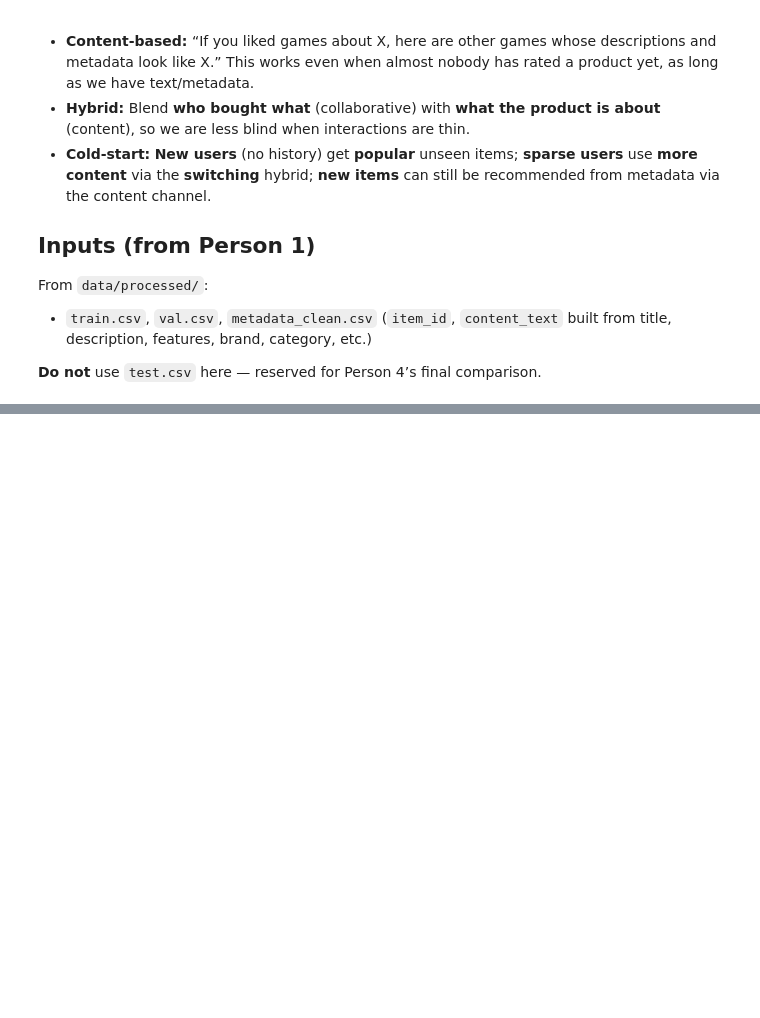
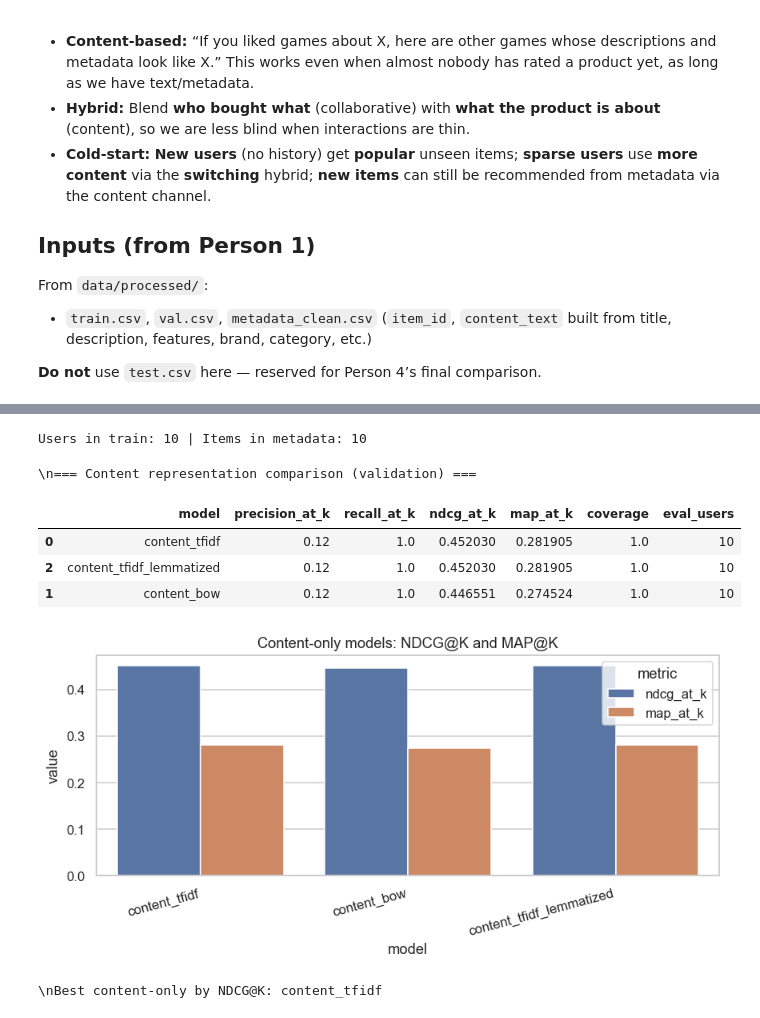
Before and after one commit to sofiasanjose/recsys-amazon-videogames, a Jupyter notebook: notebooks/03_content_based_and_hybrid.ipynb, the cells around one changed output, grey strips where cells are left out. Saved outputs shown, nothing was run; the diff lists cells and outputs as text; code cells hidden in the pictures; blank space fills up the shorter version.

```diff
--- a/notebooks/03_content_based_and_hybrid.ipynb
+++ b/notebooks/03_content_based_and_hybrid.ipynb
@@ -550,0 +495,70 @@ print("Saved:", OUTPUT_DIR / "person3_model_results.csv")
+# %%
+data = load_data_nb(PROC_DIR)
+
+# Titles for readable recommendations (from raw metadata before cleaning in bundle)
+_meta_raw = pd.read_csv(PROC_DIR / "metadata_clean.csv")
+item_titles = {}
+if "title" in _meta_raw.columns:
+    item_titles = _meta_raw.set_index(_meta_raw["item_id"].astype(str))["title"].to_dict()
+else:
+    item_titles = {str(r["item_id"]): str(r.get("item_id", "")) for _, r in _meta_raw.iterrows()}
+
+def title_of(iid: str) -> str:
+    return str(item_titles.get(str(iid), iid))
+
+print("Users in train:", data.train["user_id"].nunique(), "| Items in metadata:", len(item_titles))
+# %% [output]
+Users in train: 10 | Items in metadata: 10
+# %%
+# --- 1) Content-only: TF-IDF vs BoW vs lemmatized TF-IDF ---
+content_rows = []
+
+def eval_content(name: str, r: ContentHybridRecommenderNB) -> None:
+    row = r.evaluate(
+        model_name=name,
+        recommend_fn=lambda u, k, rr=r: rr.recommend_content(user_id=u, k=k),
+        k=K,
+    )
+    content_rows.append(row)
+
+r_tfidf = ContentHybridRecommenderNB(data=data)
+r_tfidf.fit_content(max_features=MAX_FEATURES, ngram_range=NGRAM_RANGE, vectorizer="tfidf", use_lemmatization=False)
+eval_content("content_tfidf", r_tfidf)
+
+r_bow = ContentHybridRecommenderNB(data=data)
+r_bow.fit_content(max_features=MAX_FEATURES, ngram_range=NGRAM_RANGE, vectorizer="bow", use_lemmatization=False)
+eval_content("content_bow", r_bow)
+
+r_lem = ContentHybridRecommenderNB(data=data)
+r_lem.fit_content(max_features=MAX_FEATURES, ngram_range=NGRAM_RANGE, vectorizer="tfidf", use_lemmatization=True)
+eval_content("content_tfidf_lemmatized", r_lem)
+
+df_content = pd.DataFrame(content_rows)
+print("\\n=== Content representation comparison (validation) ===")
+display(df_content.sort_values("ndcg_at_k", ascending=False))
+
+fig, ax = plt.subplots(figsize=(8, 4))
+plot_df = df_content.melt(
+    id_vars=["model"],
+    value_vars=["ndcg_at_k", "map_at_k"],
+    var_name="metric",
+    value_name="value",
+)
+sns.barplot(data=plot_df, x="model", y="value", hue="metric", ax=ax)
+ax.set_title("Content-only models: NDCG@K and MAP@K")
+plt.xticks(rotation=15, ha="right")
+plt.tight_layout()
+FIG_DIR.mkdir(parents=True, exist_ok=True)
+fig.savefig(FIG_DIR / "fig_content_tfidf_vs_bow_vs_lemma.png", bbox_inches="tight")
+plt.show()
+
+best_content = df_content.loc[df_content["ndcg_at_k"].idxmax(), "model"]
+print(f"\\nBest content-only by NDCG@K: {best_content}")
+# %% [output]
+\n=== Content representation comparison (validation) ===
+|  | model | precision_at_k | recall_at_k | ndcg_at_k | map_at_k | coverage | eval_users |
+| 0 | content_tfidf | 0.12 | 1.0 | 0.452030 | 0.281905 | 1.0 | 10 |
+| 2 | content_tfidf_lemmatized | 0.12 | 1.0 | 0.452030 | 0.281905 | 1.0 | 10 |
+| 1 | content_bow | 0.12 | 1.0 | 0.446551 | 0.274524 | 1.0 | 10 |
+[figure, added]
+\nBest content-only by NDCG@K: content_tfidf
```
Also changed, not shown: parts of 15 cells of this notebook, 17 other files.
